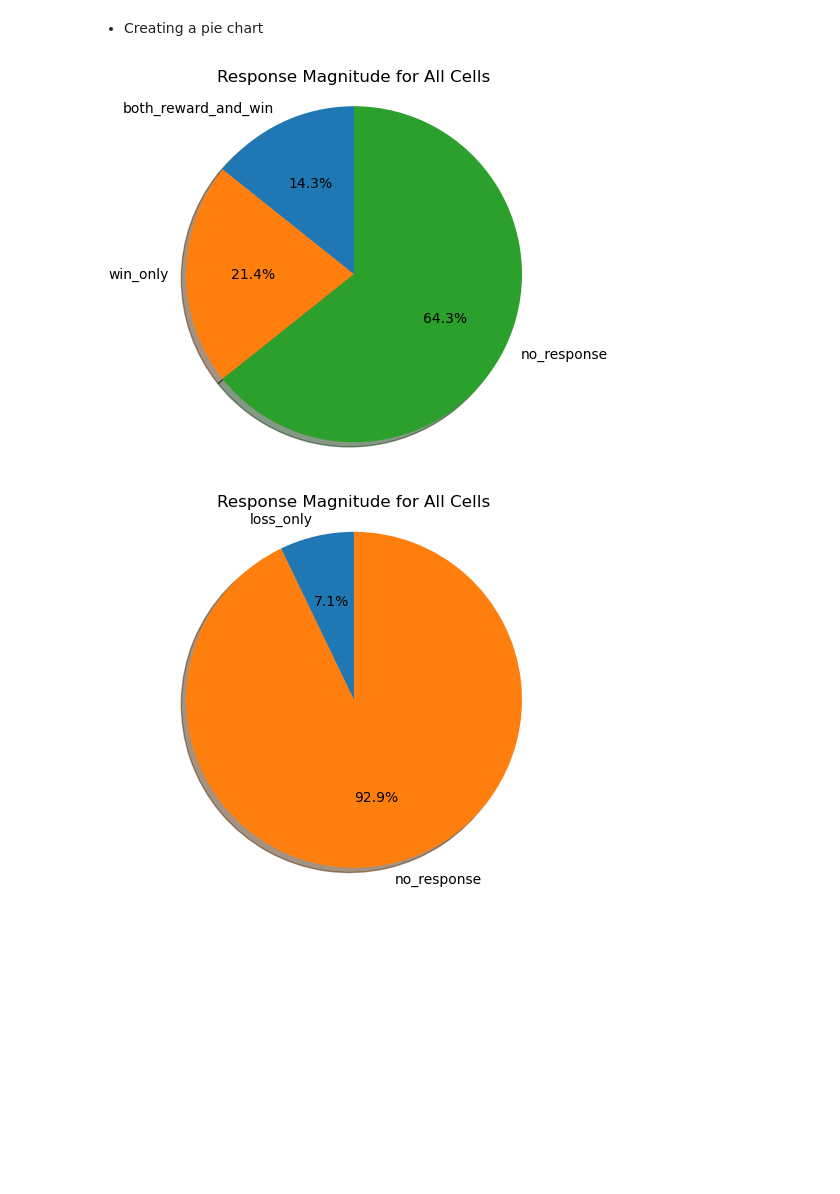
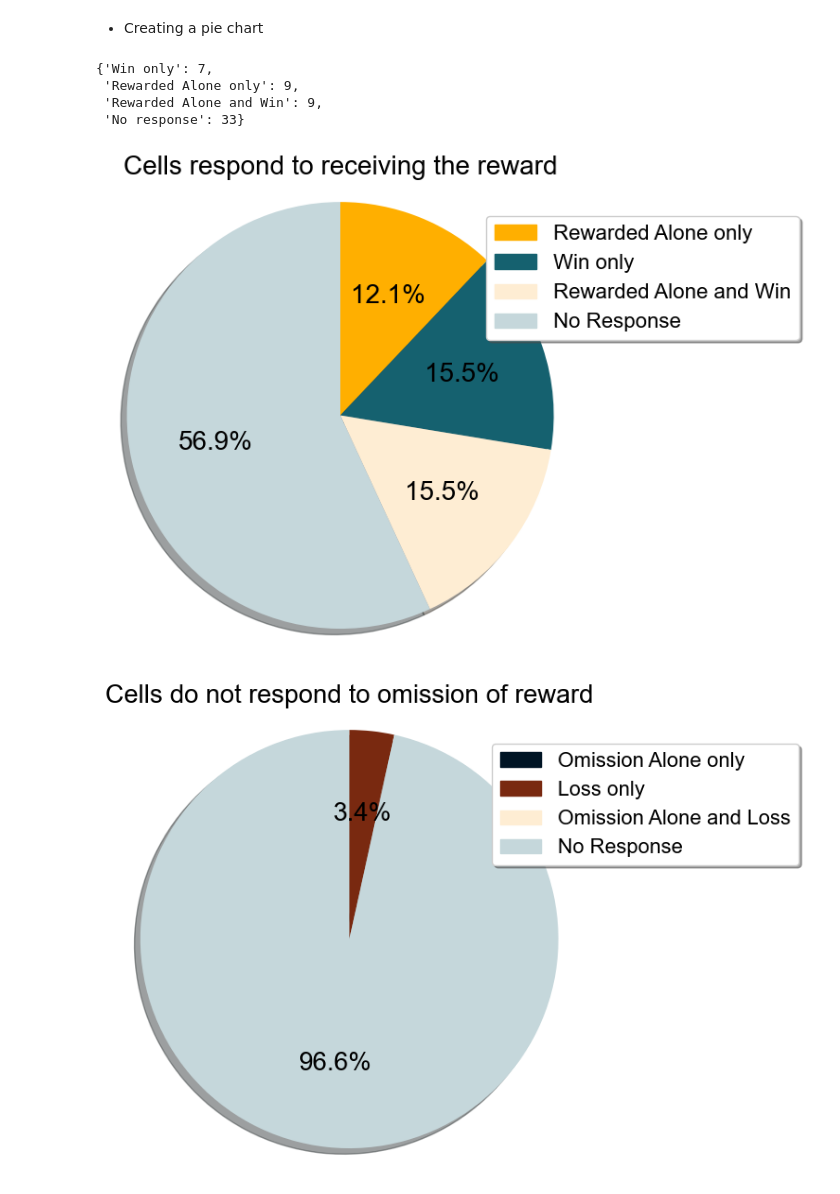
Before and after one commit to padillacoreanolab/reward_competition_ephys_analysis_with_omission_and_divider_controls, a Jupyter notebook: results/2023_02_02_rc_om_ephys_preprocessing/combined_spike_pie_plotting.ipynb, the cells around one changed output. Saved outputs shown, nothing was run; the diff lists cells and outputs as text; code cells hidden in the pictures; blank space fills up the shorter version.

Commit message:
nb: reformat pie chart

```diff
--- a/results/2023_02_02_rc_om_ephys_preprocessing/combined_spike_pie_plotting.ipynb
+++ b/results/2023_02_02_rc_om_ephys_preprocessing/combined_spike_pie_plotting.ipynb
@@ -564,0 +71,2 @@ defaultdict(dict,
+# %%
+combined_wilcoxon_df = pd.concat(all_wilcoxon_df).reset_index(drop=True)
@@ -631,19 +87,24 @@ neuron_to_wilcoxon_df.to_csv("./proc/{}_neuron_to_wilcoxon_df".format(recording_
 - Seeing how many neurons reacted to winning and being rewarded
 # %%
 reward_or_win_firing_rate_difference_count = {}
-for index, row in neuron_to_wilcoxon_df.iterrows():
+reward_or_win_firing_rate_difference_count["Win only"] = 0
+reward_or_win_firing_rate_difference_count["Rewarded Alone only"] = 0
+reward_or_win_firing_rate_difference_count["Rewarded Alone and Win"] = 0
+reward_or_win_firing_rate_difference_count["No response"] = 0
+for index, row in combined_wilcoxon_df.iterrows():
 
     # if both
     if row["rewarded_pvalue"] <= p_value_threshold and row["win_pvalue"] <= p_value_threshold:
-        reward_or_win_firing_rate_difference_count["both_reward_and_win"] = reward_or_win_firing_rate_difference_count.get('both_reward_and_win', 0) + 1
+        reward_or_win_firing_rate_difference_count["Rewarded Alone and Win"] = reward_or_win_firing_rate_difference_count.get('Rewarded Alone and Win', 0) + 1
     # if one
     elif row["rewarded_pvalue"] <= p_value_threshold:
-        reward_or_win_firing_rate_difference_count["reward_only"] = reward_or_win_firing_rate_difference_count.get('reward_only', 0) + 1
+        reward_or_win_firing_rate_difference_count["Rewarded Alone only"] = reward_or_win_firing_rate_difference_count.get('Rewarded Alone only', 0) + 1
 
     # if other
     elif row["win_pvalue"] <= p_value_threshold:
-        reward_or_win_firing_rate_difference_count["win_only"] = reward_or_win_firing_rate_difference_count.get('win_only', 0) + 1
-reward_or_win_firing_rate_difference_count["no_response"] = len(neuron_to_wilcoxon_df) - sum(reward_or_win_firing_rate_difference_count.values())
+        reward_or_win_firing_rate_difference_count["Win only"] = reward_or_win_firing_rate_difference_count.get('Win only', 0) + 1
+    else:
+        reward_or_win_firing_rate_difference_count["No response"] = reward_or_win_firing_rate_difference_count.get("No response") + 1
 # %%
 reward_or_win_firing_rate_difference_count
 # %% [output]
@@ -672,2 +145,12 @@ omission_or_loss_firing_rate_difference_count
 # %% [markdown]
 - Creating a pie chart
+# %%
+reward_or_win_firing_rate_difference_count
+# %% [output]
+{'Win only': 7,
+ 'Rewarded Alone only': 9,
+ 'Rewarded Alone and Win': 9,
+ 'No response': 33}
+# %%
+def my_autopct(pct):
+    return ('%1.1f%%' % pct) if pct > 1 else ''
@@ -674,12 +161,26 @@ omission_or_loss_firing_rate_difference_count
+# %%
+rewarded_patch = mpatches.Patch(color='#FFAF00', label='Rewarded Alone only')
+win_patch = mpatches.Patch(color="#15616F", label='Win only')
+reward_and_win_patch = mpatches.Patch(color='#FEEDD3', label='Rewarded Alone and Win')
+none_patch = mpatches.Patch(color='#C5D7DB', label='No Response')
+colors = ['#FFAF00', "#15616F", '#FEEDD3', '#C5D7DB']
+all_patches = [rewarded_patch, win_patch, reward_and_win_patch, none_patch]
 # %%
 # Pie chart, where the slices will be ordered and plotted counter-clockwise:
 
-fig1, ax1 = plt.subplots()
-ax1.pie(reward_or_win_firing_rate_difference_count.values(), labels=reward_or_win_firing_rate_difference_count.keys(), autopct='%1.1f%%',
-        shadow=True, startangle=90)
+fig1, ax1 = plt.subplots(figsize = (6.4,6.4))
+ax1.pie(reward_or_win_firing_rate_difference_count.values(), \
+        labels=['','','',''], \
+        autopct=my_autopct, \
+        shadow=True, startangle=90, textprops={'fontsize': AXESTICKS}, colors=colors, pctdistance=0.6, counterclock=False)
+
 ax1.axis('equal')  # Equal aspect ratio ensures that pie is drawn as a circle.
 
-plt.title("Response Magnitude for All Cells")
+plt.title("Cells respond to receiving the reward", fontsize = TITLESIZE)
+plt.legend(handles=all_patches, loc="upper right", fancybox=True, shadow=True, fontsize=LEGSIZE, bbox_to_anchor=(1.5, 0.95))
+# plt.tight_layout()
+plt.savefig("./proc/plots/reward_and_win_pie_chart.png", bbox_inches='tight')
+plt.savefig("./proc/plots/reward_and_win_pie_chart.png", bbox_inches='tight')
 plt.show()
 # %% [output]
-[figure, old version]
+[figure, new version]
@@ -686,12 +194,19 @@ plt.show()
 # %%
 # Pie chart, where the slices will be ordered and plotted counter-clockwise:
 
-fig1, ax1 = plt.subplots()
-ax1.pie(omission_or_loss_firing_rate_difference_count.values(), labels=omission_or_loss_firing_rate_difference_count.keys(), autopct='%1.1f%%',
-        shadow=True, startangle=90)
+fig1, ax1 = plt.subplots(figsize = (6.4,6.4))
+ax1.pie(omission_or_loss_firing_rate_difference_count.values(), \
+        labels=['','','',''], \
+        autopct=my_autopct, \
+        shadow=True, startangle=90, textprops={'fontsize': AXESTICKS}, colors=colors, pctdistance=0.6, counterclock=False)
+
 ax1.axis('equal')  # Equal aspect ratio ensures that pie is drawn as a circle.
 
-plt.title("Response Magnitude for All Cells")
+plt.title("Cells do not respond to omission of reward", fontsize = TITLESIZE)
+plt.legend(handles=all_patches, loc="upper right", fancybox=True, shadow=True, fontsize=LEGSIZE, bbox_to_anchor=(1.5, 0.95))
+# plt.tight_layout()
+plt.savefig("./proc/plots/om_and_loss_pie_chart.png", bbox_inches='tight')
+plt.savefig("./proc/plots/om_and_loss_pie_chart.svg", bbox_inches='tight')
 plt.show()
 # %% [output]
-[figure, old version]
+[figure, new version]
```
Also changed, not shown: parts of 125 cells of this notebook.
